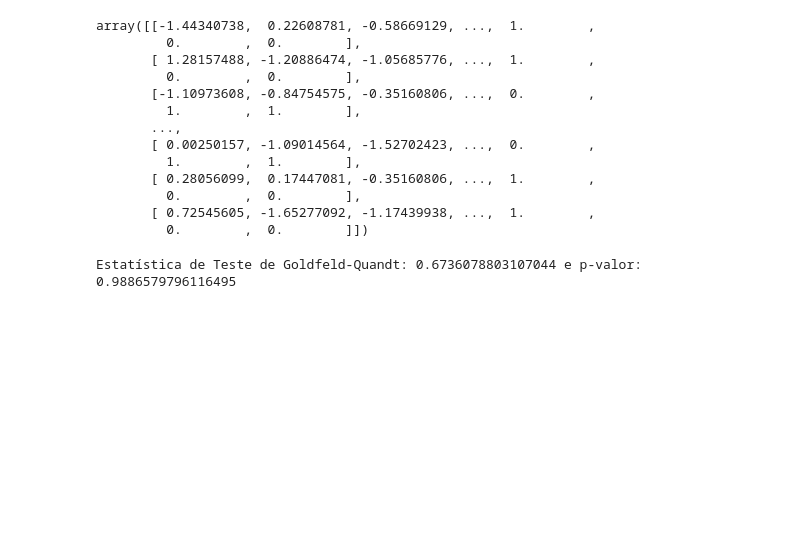
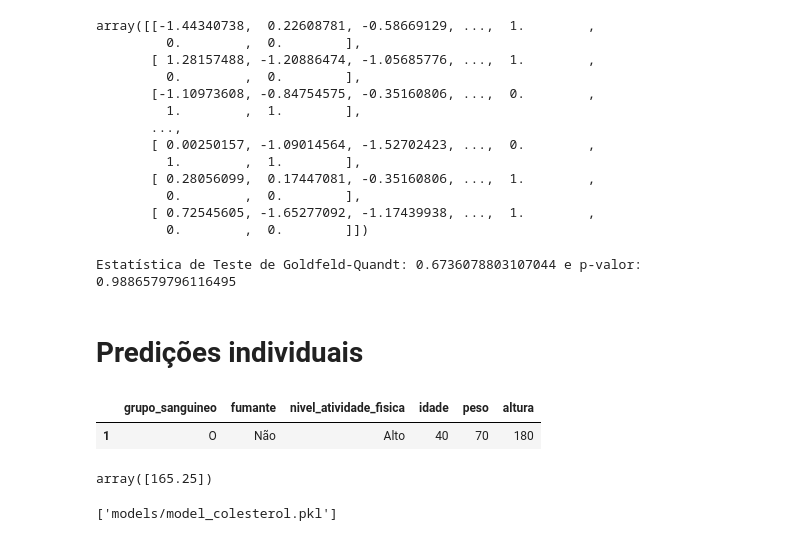
Before and after one commit to angelomedeiros/formacao-ia-regressao-linear-multipla, a Jupyter notebook: modelo_colesterol.ipynb, the cells around one changed output. Cells and saved outputs as stored; diff of their text form; code cells hidden in the pictures; blank space fills up the shorter version.

Commit message:
feat: Predição de Valores e Salvando o Modelo

```diff
--- a/modelo_colesterol.ipynb
+++ b/modelo_colesterol.ipynb
@@ -657,3 +657,27 @@ p_value_goldfeld = test_goldfeld[1]
 print(f'Estatística de Teste de Goldfeld-Quandt: {stat_goldfeld} e p-valor: {p_value_goldfeld}')
 # %% [output]
 Estatística de Teste de Goldfeld-Quandt: 0.6736078803107044 e p-valor: 0.9886579796116495
+# %% [markdown]
+# Predições individuais
+# %%
+predicao_indivudual = {
+    'grupo_sanguineo': 'O',
+    'fumante': 'Não',
+    'nivel_atividade_fisica': 'Alto',
+    'idade': 40,
+    'peso': 70,
+    'altura': 180
+}
+
+df_predicao = pd.DataFrame(predicao_indivudual, index=[1])
+# %%
+df_predicao
+# %% [output]
+|  | grupo_sanguineo | fumante | nivel_atividade_fisica | idade | peso | altura |
+| 1 | O | Não | Alto | 40 | 70 | 180 |
+# %%
+# Predição
+y_pred_individual = model.predict(df_predicao)
+y_pred_individual
+# %% [output]
+array([165.25])
@@ -659,0 +686,5 @@ Estatística de Teste de Goldfeld-Quandt: 0.6736078803107044 e p-valor: 0.988657
+# %%
+# Salvar o modelo
+joblib.dump(model, 'models/model_colesterol.pkl')
+# %% [output]
+['models/model_colesterol.pkl']
```
Also changed, not shown: parts of 1 cell of this notebook, 1 other file.
